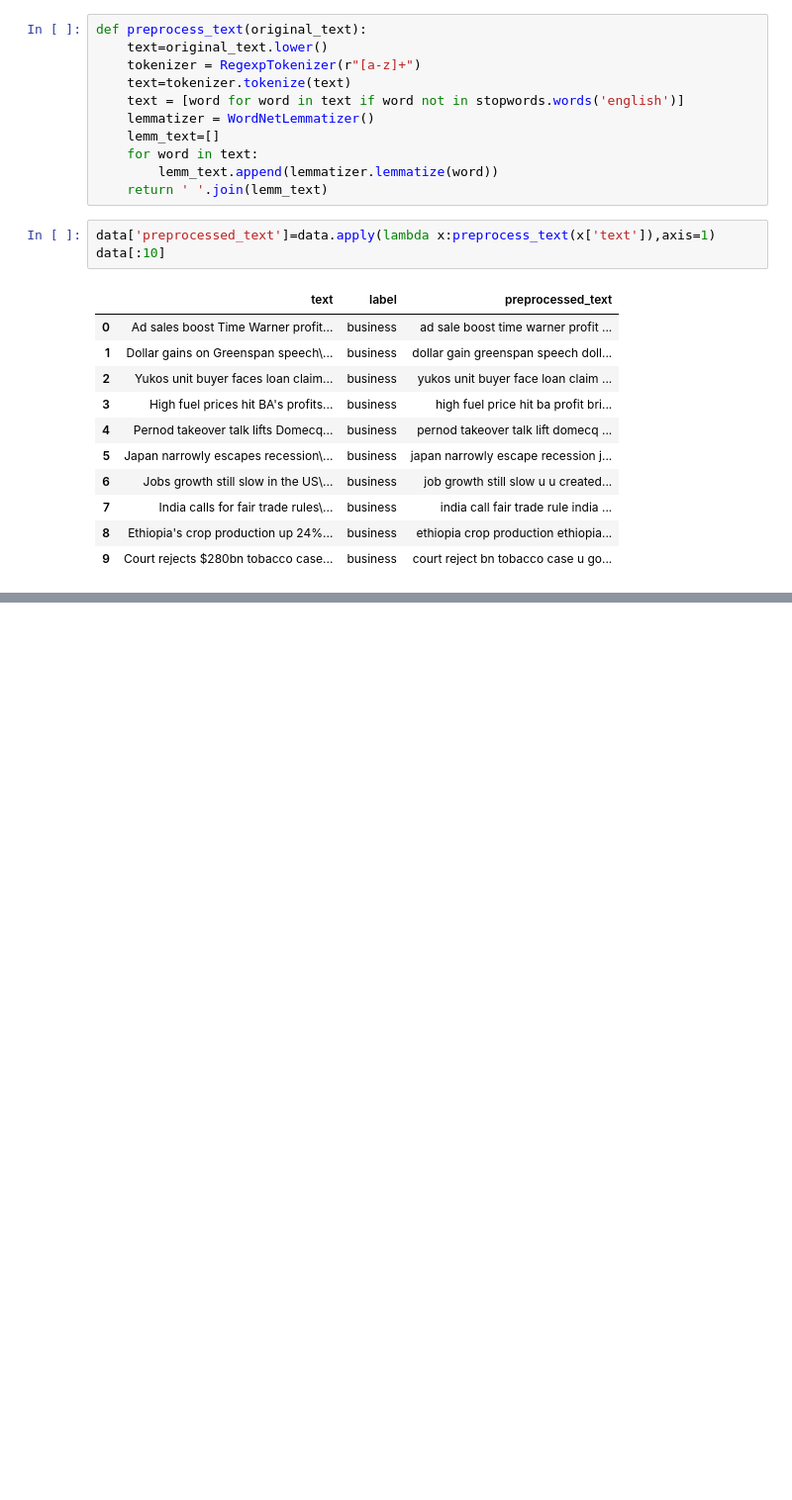
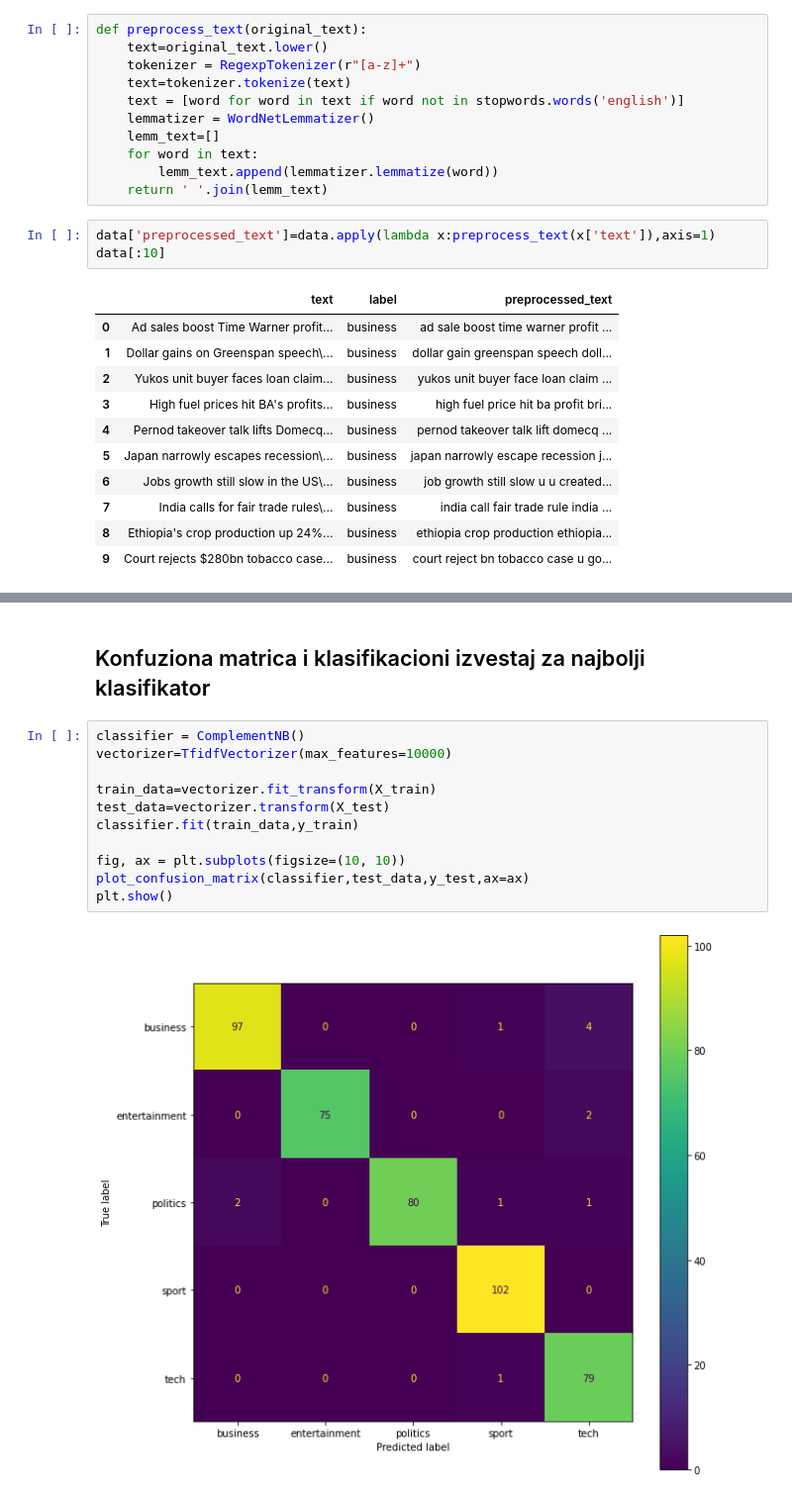
Before and after one commit to darkosarajkic997/NewsClassification, a Jupyter notebook: NewsClassification.ipynb, the cells around one changed output, grey strips where cells are left out. Shown at 99% size. Saved outputs shown, nothing was run; the diff lists cells and outputs as text; blank space fills up the shorter version.

```diff
--- a/NewsClassification.ipynb
+++ b/NewsClassification.ipynb
@@ -147,0 +226,15 @@ clf.score(X_test,y_test)
+# %% [markdown]
+## Konfuziona matrica i klasifikacioni izvestaj za najbolji klasifikator
+# %%
+classifier = ComplementNB()
+vectorizer=TfidfVectorizer(max_features=10000)
+
+train_data=vectorizer.fit_transform(X_train)
+test_data=vectorizer.transform(X_test)
+classifier.fit(train_data,y_train)
+
+fig, ax = plt.subplots(figsize=(10, 10))
+plot_confusion_matrix(classifier,test_data,y_test,ax=ax)
+plt.show()
+# %% [output]
+[figure, added]
```
Also changed, not shown: parts of 40 cells of this notebook.
